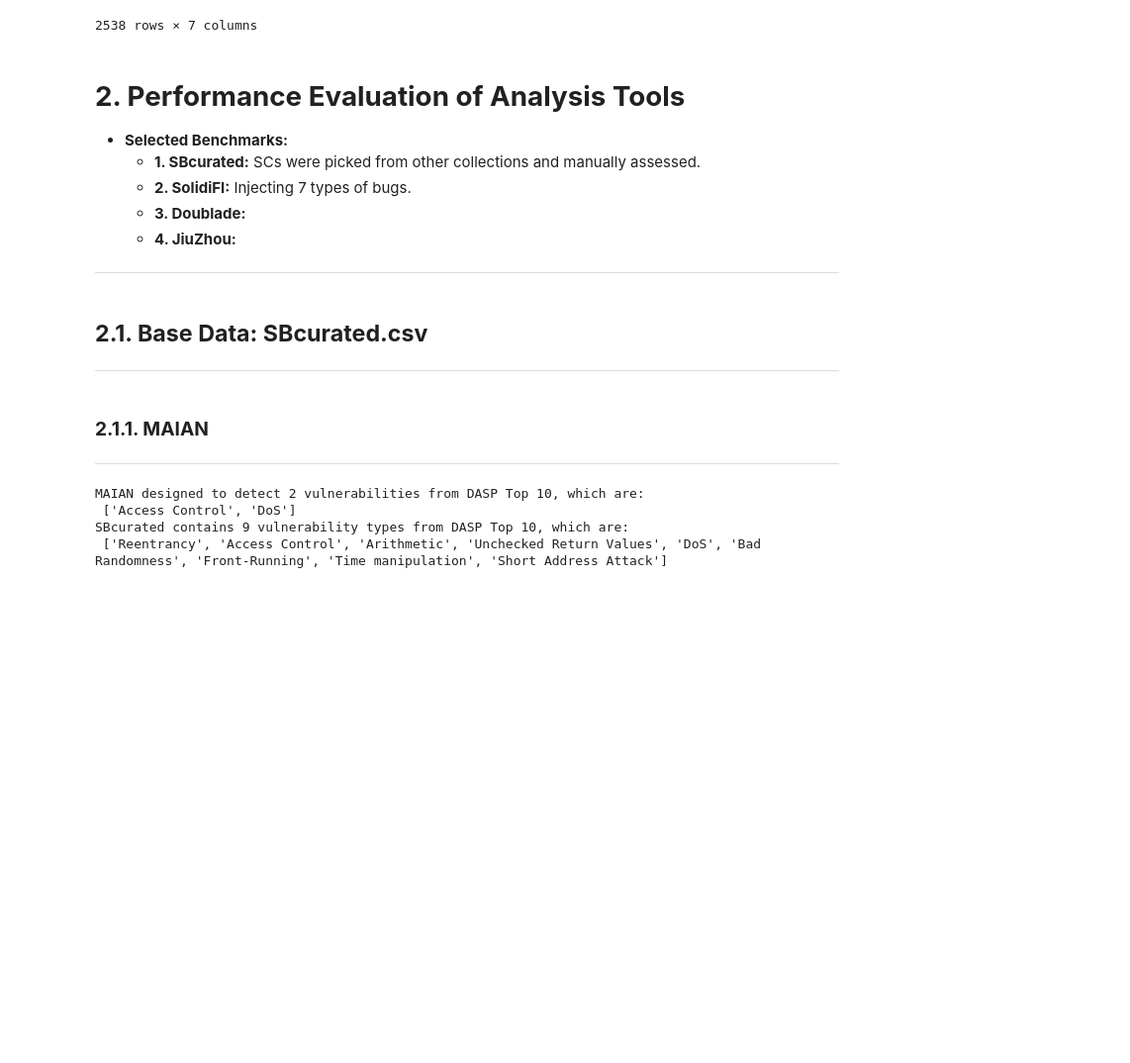
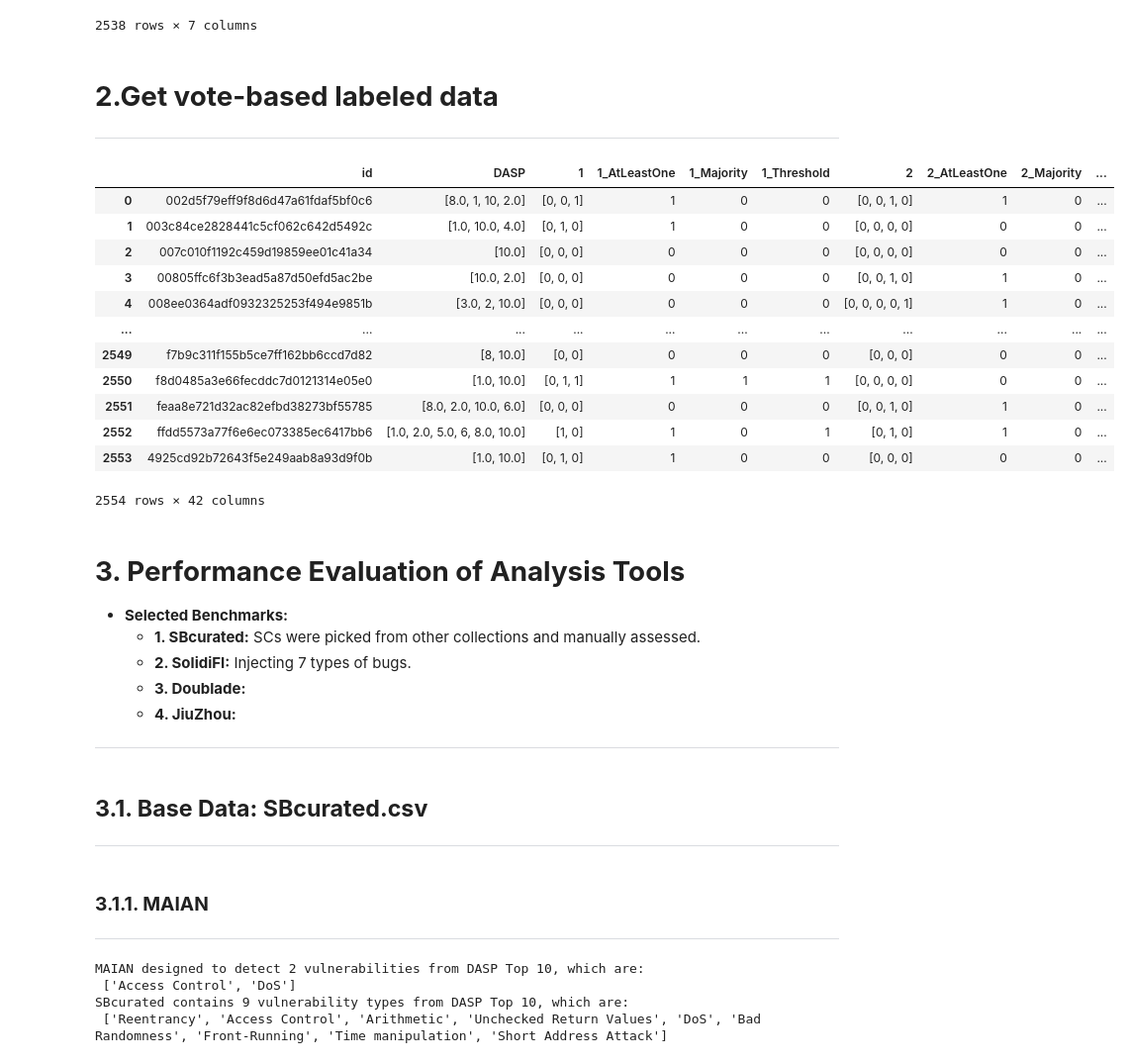
Before and after one commit to MultiTagging/MultiTagging_Refiner_Demo, a Jupyter notebook: MultiTagging.ipynb, the cells around one changed output. Shown at 99% size. Drawn from its saved outputs; the diff is of its cells as text; code cells hidden in the pictures; blank space fills up the shorter version.

```diff
--- a/MultiTagging.ipynb
+++ b/MultiTagging.ipynb
@@ -174,8 +175,28 @@ VeriSmart tags have been extracted successfully
 | 2536 | 30b5b6a7814903c04b286d932964be3d | [IO, ETH_LEAK] | 301.191178 | [101.0, 105.0] | [Integer Overflow and Underflow, ... | ... |
 | 2537 | 27bc70fee1ba95b4278050baa580c02d | [error] | 0. | [error] | [error] | ... |
 2538 rows × 7 columns
+# %% [markdown]
+# **2.Get vote-based labeled data**
+---
+# %%
+labeledDS =electLabel(['all'])
+labeledDS
+# %% [output]
+|  | id | DASP | 1 | 1_AtLeastOne | 1_Majority | 1_Threshold | 2 | 2_AtLeastOne | 2_Majority | ... |
+| 0 | 002d5f79eff9f8d6d47a61fdaf5bf0c6 | [8.0, 1, 10, 2.0] | [0, 0, 1] | 1 | 0 | 0 | [0, 0, 1, 0] | 1 | 0 | ... |
+| 1 | 003c84ce2828441c5cf062c642d5492c | [1.0, 10.0, 4.0] | [0, 1, 0] | 1 | 0 | 0 | [0, 0, 0, 0] | 0 | 0 | ... |
+| 2 | 007c010f1192c459d19859ee01c41a34 | [10.0] | [0, 0, 0] | 0 | 0 | 0 | [0, 0, 0, 0] | 0 | 0 | ... |
+| 3 | 00805ffc6f3b3ead5a87d50efd5ac2be | [10.0, 2.0] | [0, 0, 0] | 0 | 0 | 0 | [0, 0, 1, 0] | 1 | 0 | ... |
+| 4 | 008ee0364adf0932325253f494e9851b | [3.0, 2, 10.0] | [0, 0, 0] | 0 | 0 | 0 | [0, 0, 0, 0, 1] | 1 | 0 | ... |
+| ... | ... | ... | ... | ... | ... | ... | ... | ... | ... | ... |
+| 2549 | f7b9c311f155b5ce7ff162bb6ccd7d82 | [8, 10.0] | [0, 0] | 0 | 0 | 0 | [0, 0, 0] | 0 | 0 | ... |
+| 2550 | f8d0485a3e66fecddc7d0121314e05e0 | [1.0, 10.0] | [0, 1, 1] | 1 | 1 | 1 | [0, 0, 0, 0] | 0 | 0 | ... |
+| 2551 | feaa8e721d32ac82efbd38273bf55785 | [8.0, 2.0, 10.0, 6.0] | [0, 0, 0] | 0 | 0 | 0 | [0, 0, 1, 0] | 1 | 0 | ... |
+| 2552 | ffdd5573a77f6e6ec073385ec6417bb6 | [1.0, 2.0, 5.0, 6, 8.0, 10.0] | [1, 0] | 1 | 0 | 1 | [0, 1, 0] | 1 | 0 | ... |
+| 2553 | 4925cd92b72643f5e249aab8a93d9f0b | [1.0, 10.0] | [0, 1, 0] | 1 | 0 | 0 | [0, 0, 0] | 0 | 0 | ... |
+2554 rows × 42 columns
 # %% [markdown]
-# **2. Performance Evaluation of Analysis Tools**
+# **3. Performance Evaluation of Analysis Tools**
 * **Selected Benchmarks:**
     *   **1. SBcurated:** SCs were picked from other collections and manually assessed.
     *   **2. SolidiFI:** Injecting 7 types of bugs.
@@ -183,10 +204,10 @@ VeriSmart tags have been extracted successfully
     *   **4. JiuZhou:**
 ---
 # %% [markdown]
-## **2.1. Base Data: SBcurated.csv**
+## **3.1. Base Data: SBcurated.csv**
 ---
 # %% [markdown]
-### **2.1.1. MAIAN**
+### **3.1.1. MAIAN**
 ---
 # %%
 DF = eval('MAIAN','SBcurated.csv')
```
Also changed, not shown: parts of 36 cells of this notebook, 13 other files.
